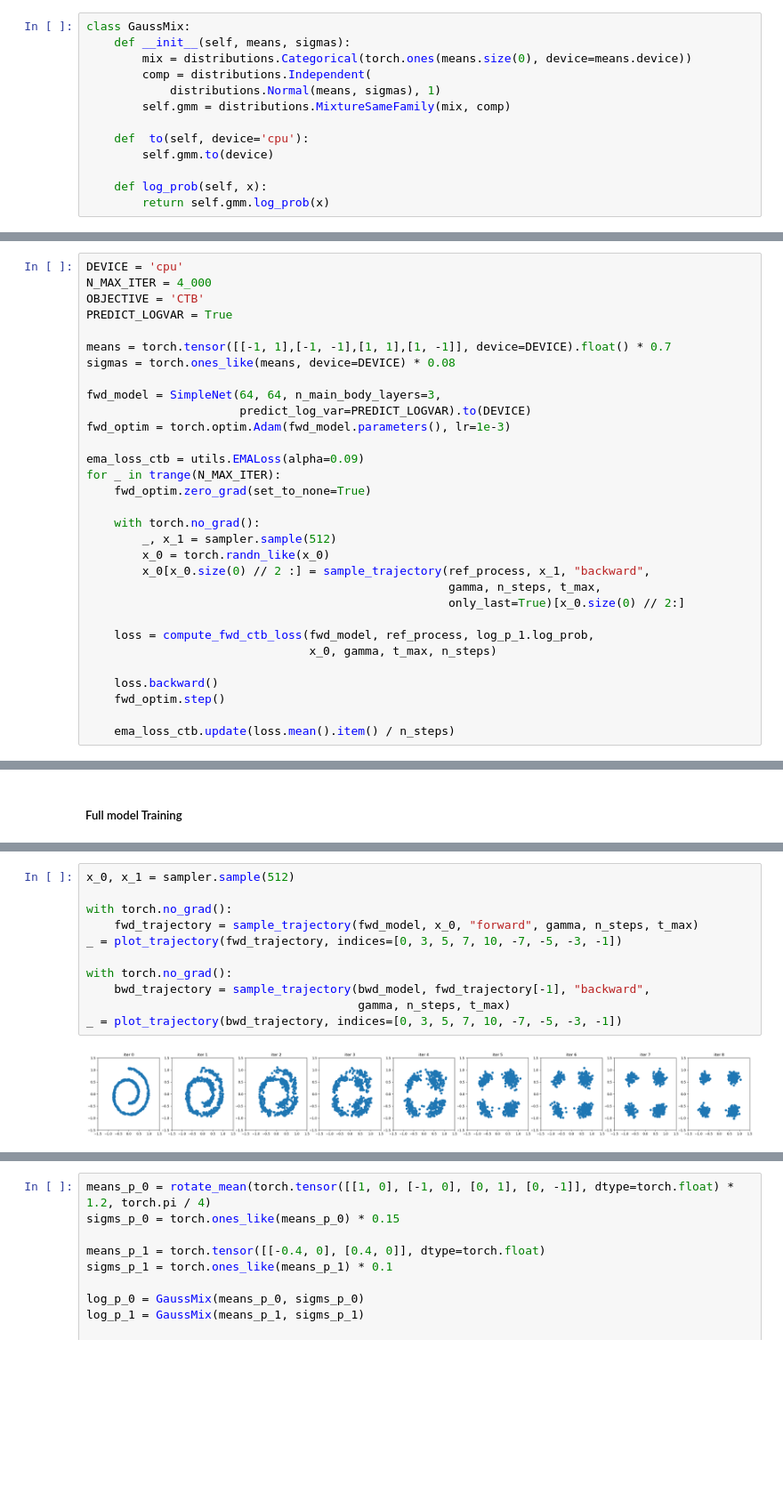
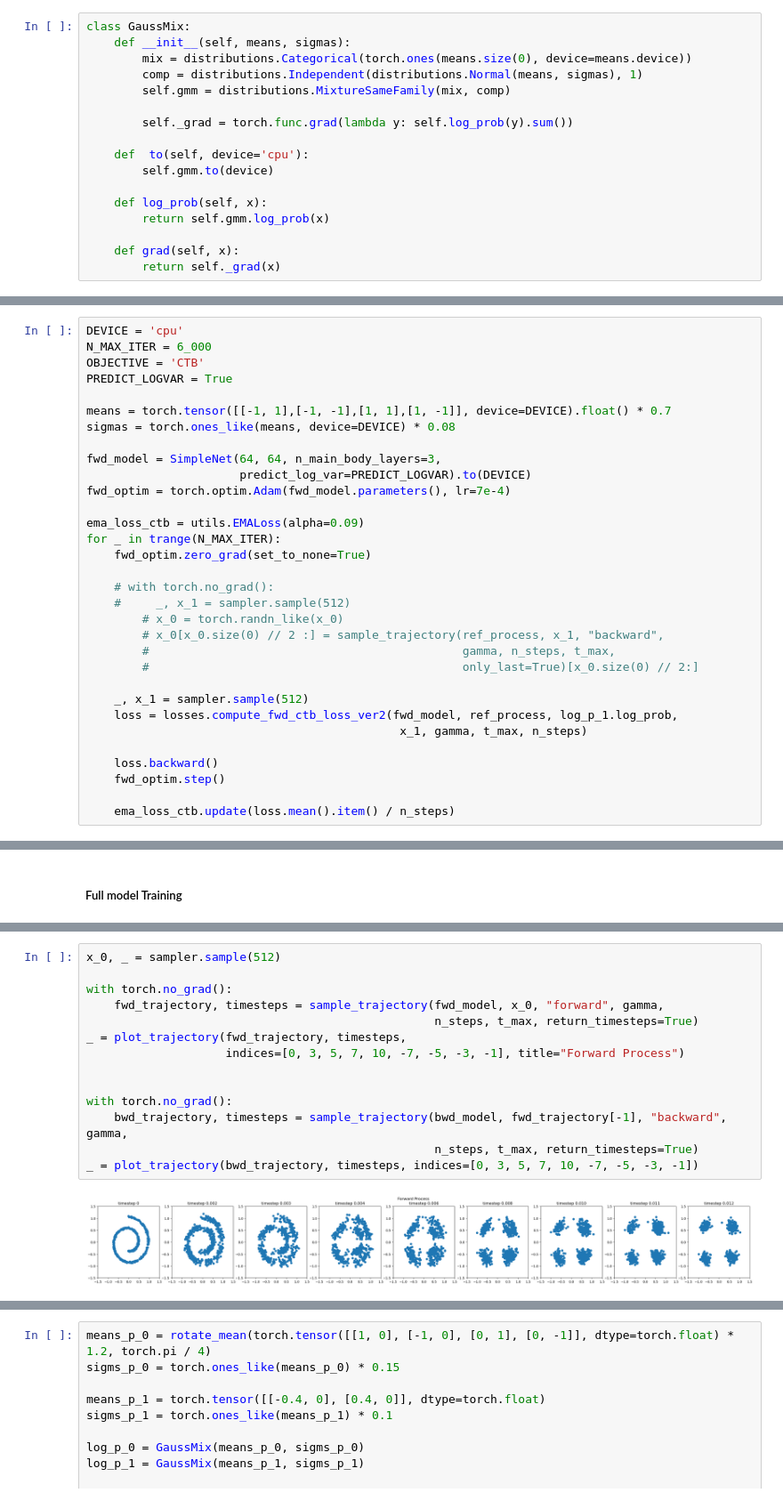
Before and after one commit to mmacosha/d2e-stochastic-dynamics, a Jupyter notebook: notebook.ipynb, the cells around one changed output, grey strips where cells are left out. Shown at 89% size. Saved outputs shown, nothing was run; the diff lists cells and outputs as text; blank space fills up the shorter version.

```diff
--- a/notebook.ipynb
+++ b/notebook.ipynb
@@ -578,15 +575,19 @@ optim_F = torch.optim.Adam(F_model.parameters(), lr=8e-4)
 class GaussMix:
     def __init__(self, means, sigmas):
         mix = distributions.Categorical(torch.ones(means.size(0), device=means.device))
-        comp = distributions.Independent(
-            distributions.Normal(means, sigmas), 1)
+        comp = distributions.Independent(distributions.Normal(means, sigmas), 1)
         self.gmm = distributions.MixtureSameFamily(mix, comp)
+
+        self._grad = torch.func.grad(lambda y: self.log_prob(y).sum())
 
     def  to(self, device='cpu'):
         self.gmm.to(device)
 
     def log_prob(self, x):
         return self.gmm.log_prob(x)
+
+    def grad(self, x):
+        return self._grad(x)
 # %%
 def draw_level_lines(func, samples=None):
     x = np.linspace(-2, 2, 100)  # Define x-axis range
@@ -692,7 +651,7 @@ def compute_fwd_ctb_loss(fwd_model, bwd_model, log_p_1, x, dt,
 ##### Train one step for debugging
 # %%
 DEVICE = 'cpu'
-N_MAX_ITER = 4_000
+N_MAX_ITER = 6_000
 OBJECTIVE = 'CTB'
 PREDICT_LOGVAR = True
 
@@ -701,21 +660,22 @@ sigmas = torch.ones_like(means, device=DEVICE) * 0.08
 
 fwd_model = SimpleNet(64, 64, n_main_body_layers=3,
                       predict_log_var=PREDICT_LOGVAR).to(DEVICE)
-fwd_optim = torch.optim.Adam(fwd_model.parameters(), lr=1e-3)
+fwd_optim = torch.optim.Adam(fwd_model.parameters(), lr=7e-4)
 
 ema_loss_ctb = utils.EMALoss(alpha=0.09)
 for _ in trange(N_MAX_ITER):
     fwd_optim.zero_grad(set_to_none=True)
 
-    with torch.no_grad():
-        _, x_1 = sampler.sample(512)
-        x_0 = torch.randn_like(x_0)
-        x_0[x_0.size(0) // 2 :] = sample_trajectory(ref_process, x_1, "backward",
-                                                    gamma, n_steps, t_max,
-                                                    only_last=True)[x_0.size(0) // 2:]
+    # with torch.no_grad():
+    #     _, x_1 = sampler.sample(512)
+        # x_0 = torch.randn_like(x_0)
+        # x_0[x_0.size(0) // 2 :] = sample_trajectory(ref_process, x_1, "backward",
+        #                                             gamma, n_steps, t_max,
+        #                                             only_last=True)[x_0.size(0) // 2:]
 
-    loss = compute_fwd_ctb_loss(fwd_model, ref_process, log_p_1.log_prob,
-                                x_0, gamma, t_max, n_steps)
+    _, x_1 = sampler.sample(512)
+    loss = losses.compute_fwd_ctb_loss_ver2(fwd_model, ref_process, log_p_1.log_prob,
+                                             x_1, gamma, t_max, n_steps)
 
     loss.backward()
     fwd_optim.step()
@@ -801,13 +788,16 @@ plt.plot(fwd_ema_loss.ema[-1000:])
 # %%
-x_0, x_1 = sampler.sample(512)
+x_0, _ = sampler.sample(512)
 
 with torch.no_grad():
-    fwd_trajectory = sample_trajectory(fwd_model, x_0, "forward", gamma, n_steps, t_max)
-_ = plot_trajectory(fwd_trajectory, indices=[0, 3, 5, 7, 10, -7, -5, -3, -1])
+    fwd_trajectory, timesteps = sample_trajectory(fwd_model, x_0, "forward", gamma,
+                                                  n_steps, t_max, return_timesteps=True)
+_ = plot_trajectory(fwd_trajectory, timesteps,
+                    indices=[0, 3, 5, 7, 10, -7, -5, -3, -1], title="Forward Process")
+
 
 with torch.no_grad():
-    bwd_trajectory = sample_trajectory(bwd_model, fwd_trajectory[-1], "backward",
-                                       gamma, n_steps, t_max)
-_ = plot_trajectory(bwd_trajectory, indices=[0, 3, 5, 7, 10, -7, -5, -3, -1])
+    bwd_trajectory, timesteps = sample_trajectory(bwd_model, fwd_trajectory[-1], "backward", gamma,
+                                                  n_steps, t_max, return_timesteps=True)
+_ = plot_trajectory(bwd_trajectory, timesteps, indices=[0, 3, 5, 7, 10, -7, -5, -3, -1])
 # %% [output]
-[figure, old version]
+[figure, new version]
```
Also changed, not shown: parts of 26 cells of this notebook, 26 other files.
